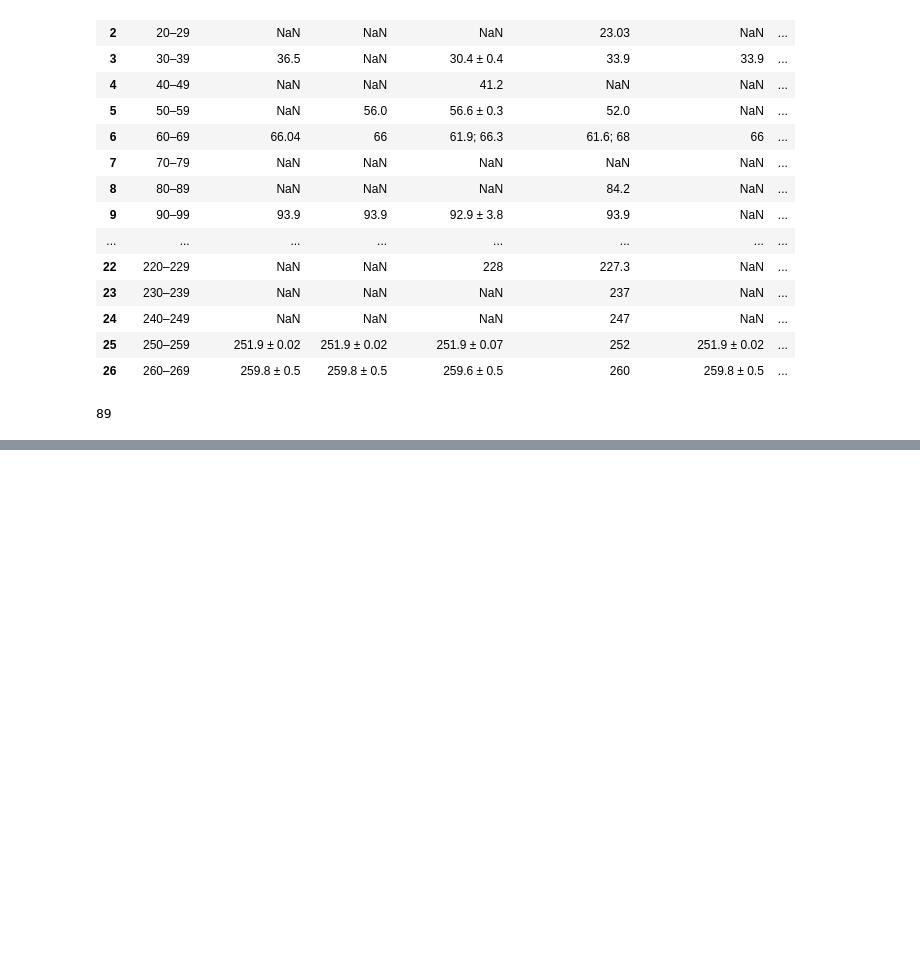
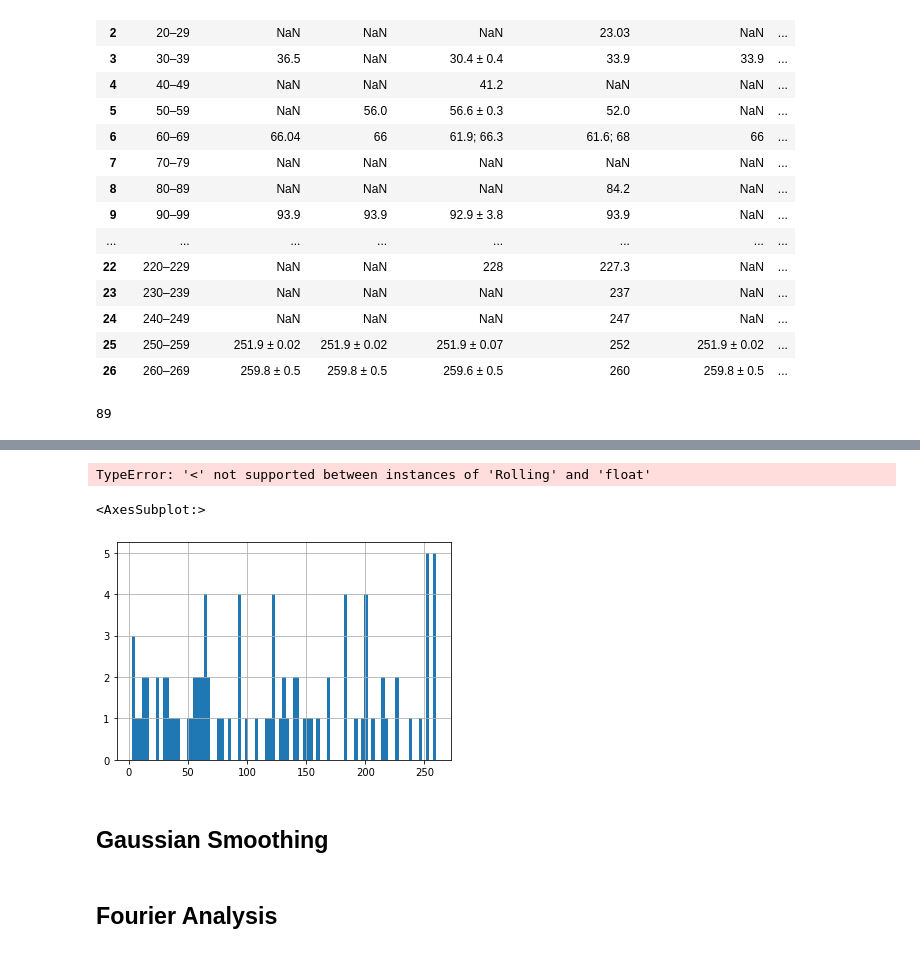
Before and after one commit to ieferreira/geological-menagerie, a Jupyter notebook: PulsesEarth/pulsesEarth.ipynb, the cells around one changed output, grey strips where cells are left out. Cells and saved outputs as stored; diff of their text form; code cells hidden in the pictures; blank space fills up the shorter version.

```diff
--- a/PulsesEarth/pulsesEarth.ipynb
+++ b/PulsesEarth/pulsesEarth.ipynb
@@ -159,0 +143,4 @@ The file will have its original line endings in your working directory
+# %%
+dates = pd.DataFrame(cleaned_dates)
+dates.columns = ["events"]
+dates
@@ -159,0 +243,13 @@ The file will have its original line endings in your working directory
+# %%
+dates.events_ma.hist(bins=89)
+# %% [output]
+TypeError: '<' not supported between instances of 'Rolling' and 'float'
+# %%
+dates.events.hist(bins=89)
+# %% [output]
+<AxesSubplot:>
+[figure, added]
+# %% [markdown]
+## Gaussian Smoothing
+# %% [markdown]
+## Fourier Analysis
```
Also changed, not shown: parts of 14 cells of this notebook, 1 other file.
